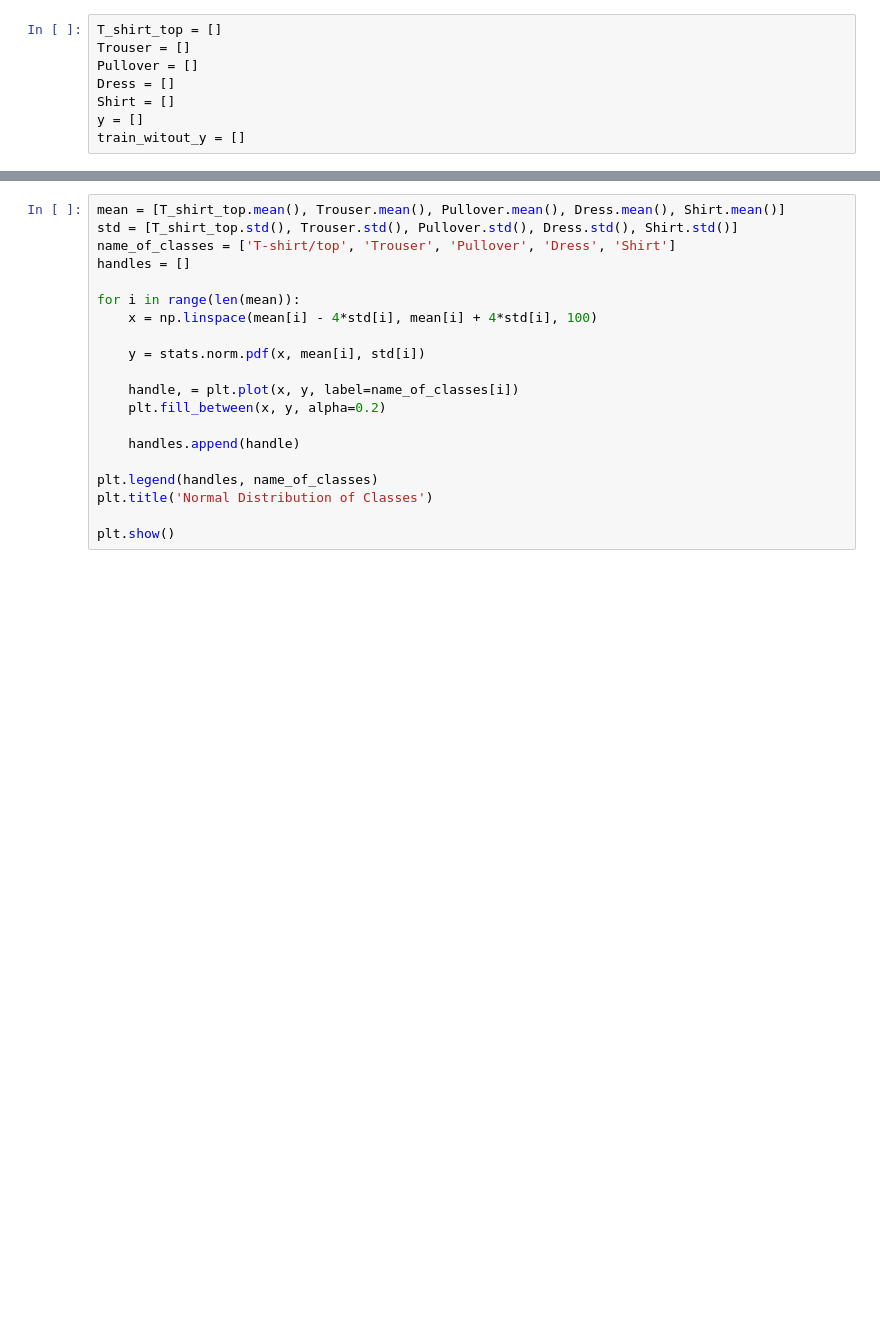
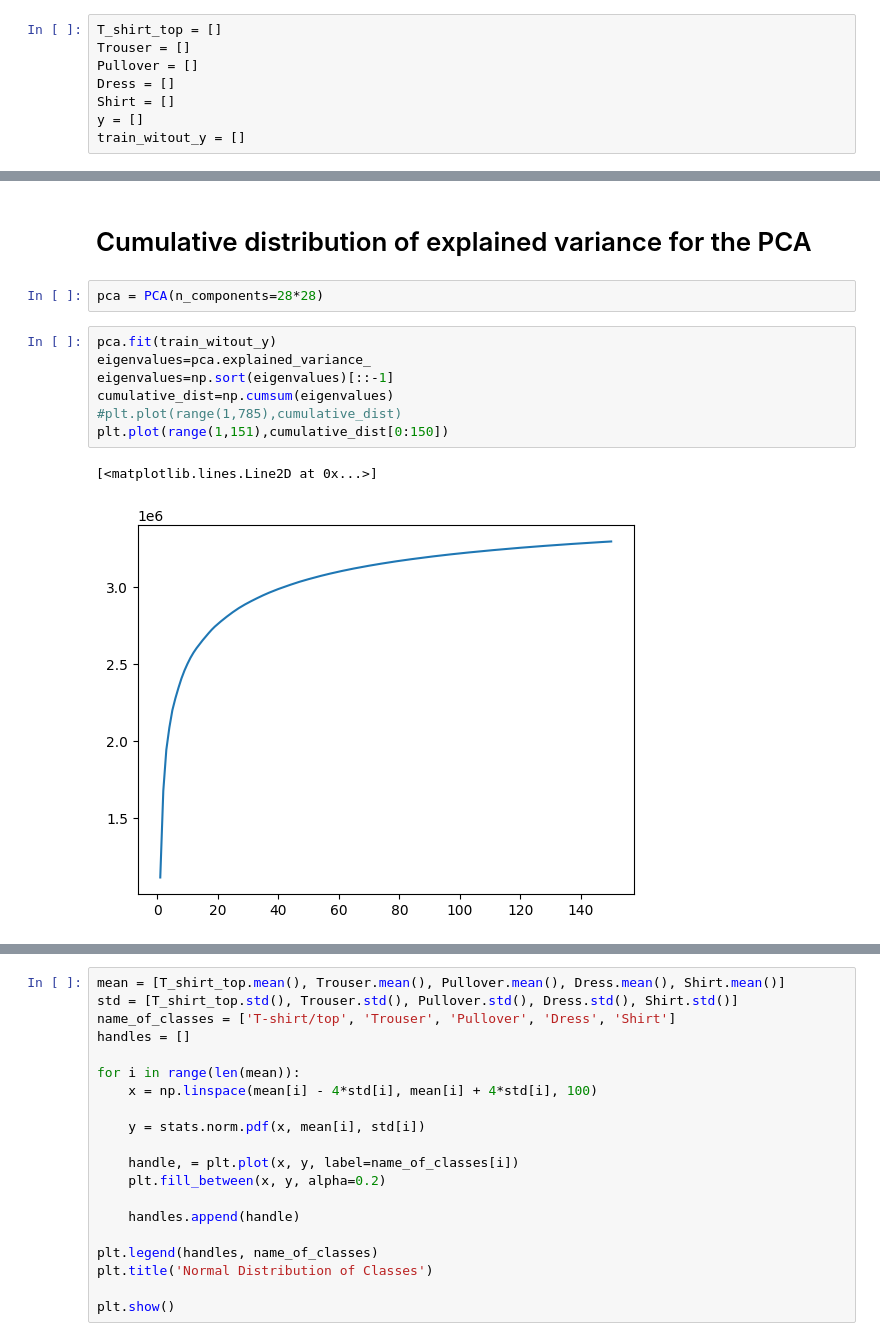
Before and after one commit to ikradnegyhusz/clothing_classifier, a Jupyter notebook: exploratory_data.ipynb, the cells around one changed output, grey strips where cells are left out. Drawn from its saved outputs; the diff is of its cells as text; blank space fills up the shorter version.

```diff
--- a/exploratory_data.ipynb
+++ b/exploratory_data.ipynb
@@ -64,0 +90,14 @@ plt.show()
+# %% [markdown]
+# Cumulative distribution of explained variance for the PCA
+# %%
+pca = PCA(n_components=28*28)
+# %%
+pca.fit(train_witout_y)
+eigenvalues=pca.explained_variance_
+eigenvalues=np.sort(eigenvalues)[::-1]
+cumulative_dist=np.cumsum(eigenvalues)
+#plt.plot(range(1,785),cumulative_dist)
+plt.plot(range(1,151),cumulative_dist[0:150])
+# %% [output]
+[<matplotlib.lines.Line2D at 0x...>]
+[figure, added]
```
Also changed, not shown: parts of 9 cells of this notebook, 3 other files.
